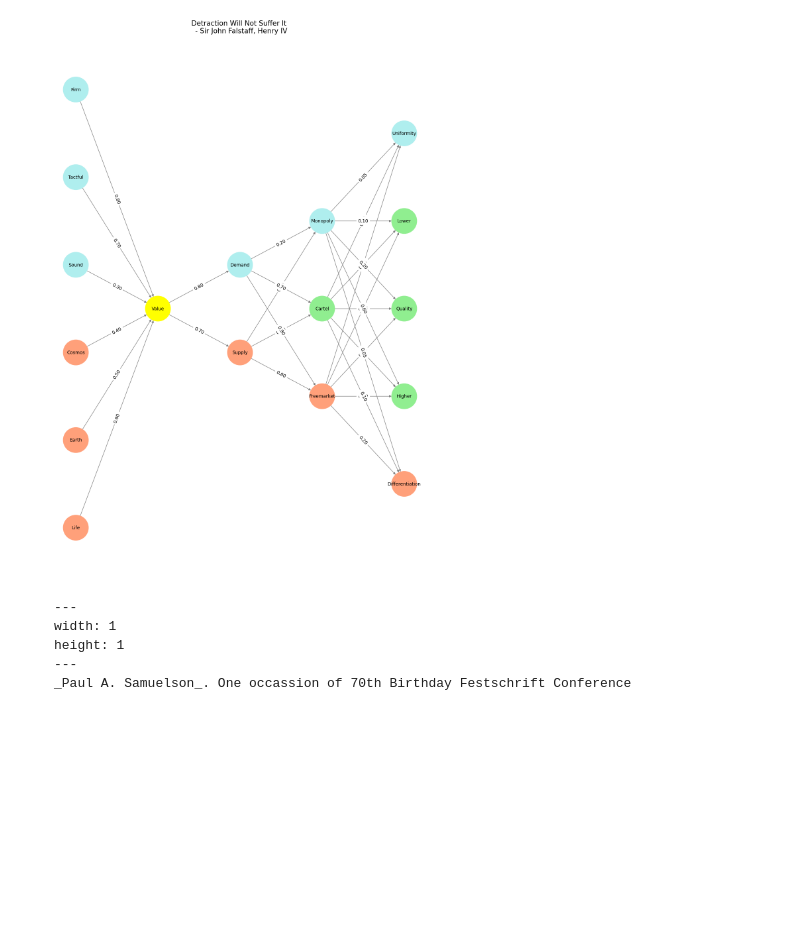
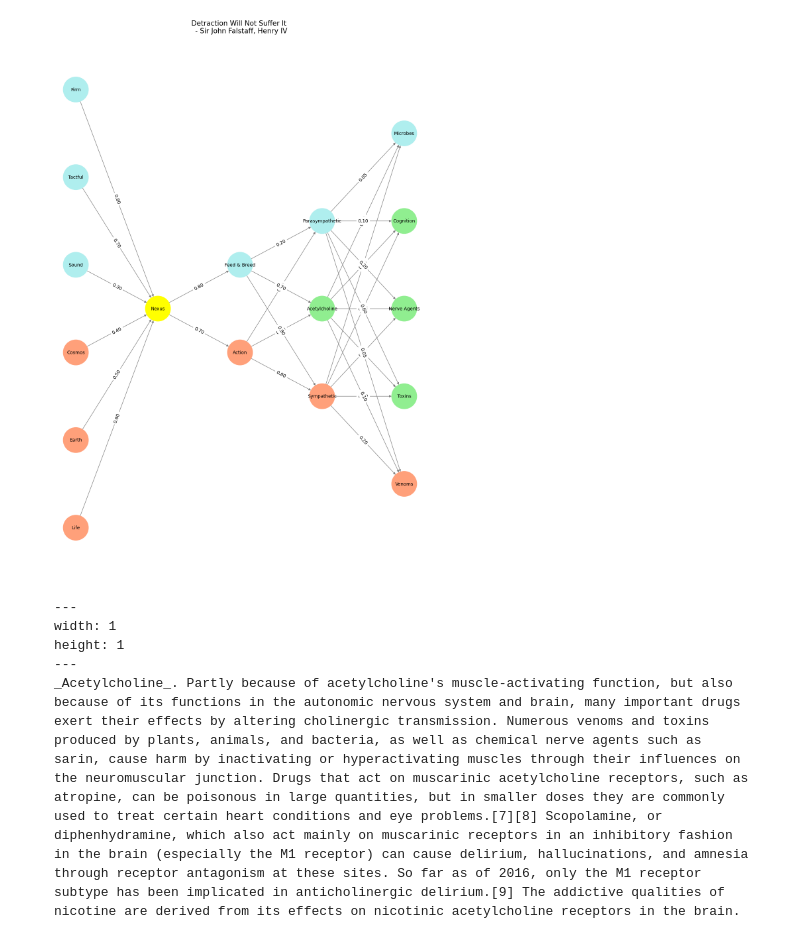
Before and after one commit to abikesa/brahms, a Jupyter notebook: kitabo/ensi/_build/jupyter_execute/index.ipynb, the cells around one changed output. Saved outputs shown, nothing was run; the diff lists cells and outputs as text; code cells hidden in the pictures; blank space fills up the shorter version.

````diff
--- a/kitabo/ensi/_build/jupyter_execute/index.ipynb
+++ b/kitabo/ensi/_build/jupyter_execute/index.ipynb
@@ -49,14 +49,14 @@ import networkx as nx
 def define_layers():
     return {
         'Pre-Input': ['Life','Earth', 'Cosmos', 'Sound', 'Tactful', 'Firm', ],
-        'Yellowstone': ['Value'],
-        'Input': ['Supply', 'Demand'],
+        'Yellowstone': ['Nexus'],
+        'Input': ['Action', 'Feed & Breed'],
         'Hidden': [
-            'Freemarket',
-            'Cartel',
-            'Monopoly',
+            'Sympathetic',
+            'Acetylcholine',
+            'Parasympathetic',
         ],
-        'Output': ['Differentiation', 'Higher', 'Quality', 'Lower', 'Uniformity',    ]
+        'Output': ['Venoms', 'Toxins', 'Nerve Agents', 'Cognition', 'Microbes',    ]
     }
 
 # Define weights for the connections
@@ -84,25 +84,25 @@ def define_weights():
 
 # Assign colors to nodes
 def assign_colors(node, layer):
-    if node == 'Value':
+    if node == 'Nexus':
         return 'yellow'
     if layer == 'Pre-Input' and node in ['Sound', 'Tactful', 'Firm']:
         return 'paleturquoise'
-    elif layer == 'Input' and node == 'Demand':
+    elif layer == 'Input' and node == 'Feed & Breed':
         return 'paleturquoise'
     elif layer == 'Hidden':
-        if node == 'Monopoly':
+        if node == 'Parasympathetic':
             return 'paleturquoise'
-        elif node == 'Cartel':
+        elif node == 'Acetylcholine':
             return 'lightgreen'
-        elif node == 'Freemarket':
+        elif node == 'Sympathetic':
             return 'lightsalmon'
     elif layer == 'Output':
-        if node == 'Uniformity':
+        if node == 'Microbes':
             return 'paleturquoise'
-        elif node in ['Lower', 'Quality', 'Higher']:
+        elif node in ['Cognition', 'Nerve Agents', 'Toxins']:
             return 'lightgreen'
-        elif node == 'Differentiation':
+        elif node == 'Venoms':
             return 'lightsalmon'
     return 'lightsalmon'  # Default color
 
@@ -139,39 +139,39 @@ def visualize_nn():
             for j, target in enumerate(layers[target_layer]):
                 weight = weight_matrix[i, j]
                 G.add_edge(source, target, weight=weight)
 
     # Customize edge thickness for specific relationships
     edge_widths = []
     for u, v in G.edges():
         if u in layers['Hidden'] and v == 'Kapital':
             edge_widths.append(6)  # Highlight key edges
         else:
             edge_widths.append(1)
 
     # Draw the graph
     plt.figure(figsize=(12, 16))
     nx.draw(
         G, pos, with_labels=True, node_color=node_colors, edge_color='gray',
         node_size=3000, font_size=10, width=edge_widths
     )
     edge_labels = nx.get_edge_attributes(G, 'weight')
     nx.draw_networkx_edge_labels(G, pos, edge_labels={k: f'{v:.2f}' for k, v in edge_labels.items()})
     plt.title("Detraction Will Not Suffer It \n - Sir John Falstaff, Henry IV\n", fontsize=15)
 
     # Save the figure to a file
     plt.savefig("figures/logo.png", format="png")
 
     plt.show()
 
 # Run the visualization
 visualize_nn()
 # %% [output]
-[figure, old version]
+[figure, new version]
-# %% [markdown]
-```{figure} figures/blanche.*
----
-width: 1
-height: 1
----
-_Paul A. Samuelson_. One occassion of 70th Birthday Festschrift Conference
-```
+# %% [markdown]
+```{figure} figures/blanche.*
+---
+width: 1
+height: 1
+---
+_Acetylcholine_. Partly because of acetylcholine's muscle-activating function, but also because of its functions in the autonomic nervous system and brain, many important drugs exert their effects by altering cholinergic transmission. Numerous venoms and toxins produced by plants, animals, and bacteria, as well as chemical nerve agents such as sarin, cause harm by inactivating or hyperactivating muscles through their influences on the neuromuscular junction. Drugs that act on muscarinic acetylcholine receptors, such as atropine, can be poisonous in large quantities, but in smaller doses they are commonly used to treat certain heart conditions and eye problems.[7][8] Scopolamine, or diphenhydramine, which also act mainly on muscarinic receptors in an inhibitory fashion in the brain (especially the M1 receptor) can cause delirium, hallucinations, and amnesia through receptor antagonism at these sites. So far as of 2016, only the M1 receptor subtype has been implicated in anticholinergic delirium.[9] The addictive qualities of nicotine are derived from its effects on nicotinic acetylcholine receptors in the brain.
+```
````
Also changed, not shown: 11 other files.
